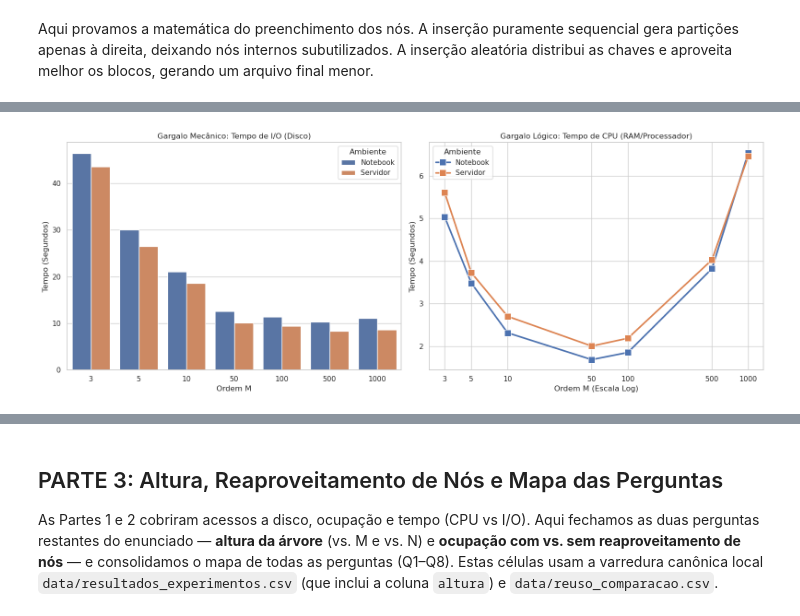
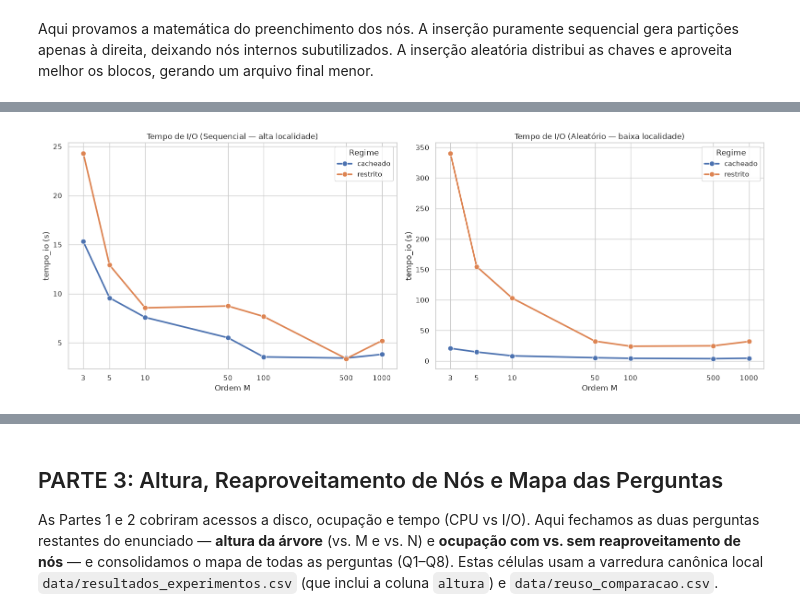
Before and after one commit to ySCalzzani/b-tree_implemetation-aed, a Jupyter notebook: analysis/analysis_sem_reuso.ipynb, the cells around one changed output, grey strips where cells are left out. Saved outputs shown, nothing was run; the diff lists cells and outputs as text; code cells hidden in the pictures.

```diff
--- a/analysis/analysis_sem_reuso.ipynb
+++ b/analysis/analysis_sem_reuso.ipynb
@@ -78,23 +81,22 @@ Apesar do número lógico de leituras ao disco ser igual em qualquer máquina, o
 # %%
-df_hw_1m = df_total[(df_total['numKeys'] == 1000000) & (df_total['tipo'] == 'Seq')]
+df_io = pd.read_csv('../data/resultados_io_real.csv')
+df_io_1m = df_io[df_io['numKeys'] == 1000000].copy()
+modo_pallete = {'cacheado': colors[0], 'restrito': colors[1]}
 
 fig, axes = plt.subplots(1, 2, figsize=(16, 6))
-
-sns.barplot(ax=axes[0], data=df_hw_1m, x='M', y='tempo_io', hue='Ambiente', palette=ambiente_pallete)
-axes[0].set_title('Gargalo Mecânico: Tempo de I/O (Disco)')
-axes[0].set_xlabel('Ordem M')
-axes[0].set_ylabel('Tempo (Segundos)')
-
-sns.lineplot(ax=axes[1], data=df_hw_1m, x='M', y='tempo_cpu', hue='Ambiente', marker='s', markersize=10, linewidth=2.5, palette=ambiente_pallete)
-axes[1].set_title('Gargalo Lógico: Tempo de CPU (RAM/Processador)')
-axes[1].set_xlabel('Ordem M')
-axes[1].set_ylabel('Tempo (Segundos)')
-axes[1].set_xscale('log')
-axes[1].set_xticks(df_hw_1m['M'].unique())
-axes[1].set_xticklabels(df_hw_1m['M'].unique())
-
+for ax, tipo, titulo in zip(
+        axes, ['Seq', 'Rand'],
+        ['Sequencial — alta localidade', 'Aleatório — baixa localidade']):
+    d = df_io_1m[df_io_1m['tipo'] == tipo]
+    sns.lineplot(ax=ax, data=d, x='M', y='tempo_io', hue='modo',
+                 marker='o', linewidth=2.5, markersize=8, palette=modo_pallete)
+    ax.set_title(f'Tempo de I/O ({titulo})')
+    ax.set_xlabel('Ordem M'); ax.set_ylabel('tempo_io (s)')
+    ax.set_xscale('log')
+    ax.set_xticks(d['M'].unique()); ax.set_xticklabels(d['M'].unique())
+    ax.legend(title='Regime')
 plt.tight_layout()
 plt.show()
 # %% [output]
-[figure, old version]
+[figure, new version]
 # %% [markdown]
```
Also changed, not shown: parts of 6 cells of this notebook, 6 other files.
